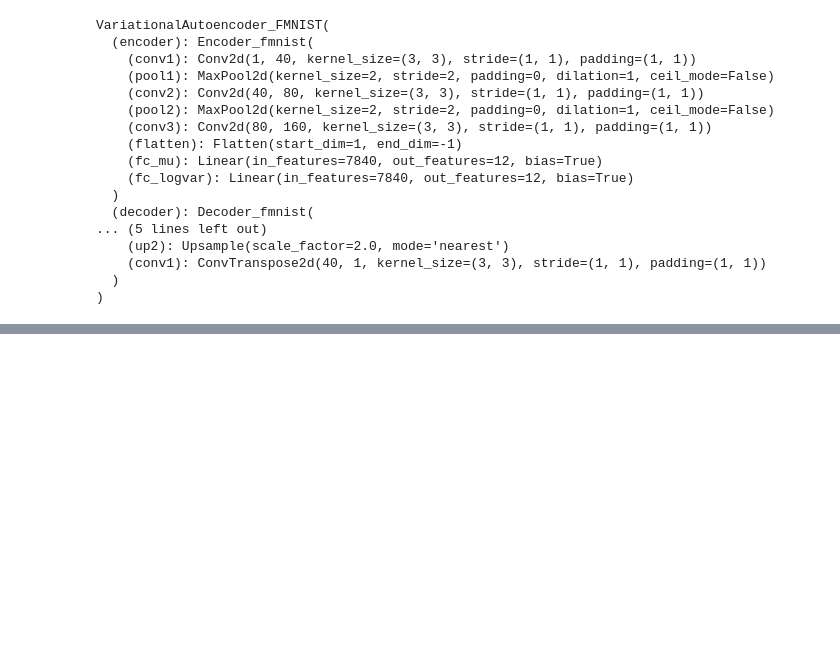
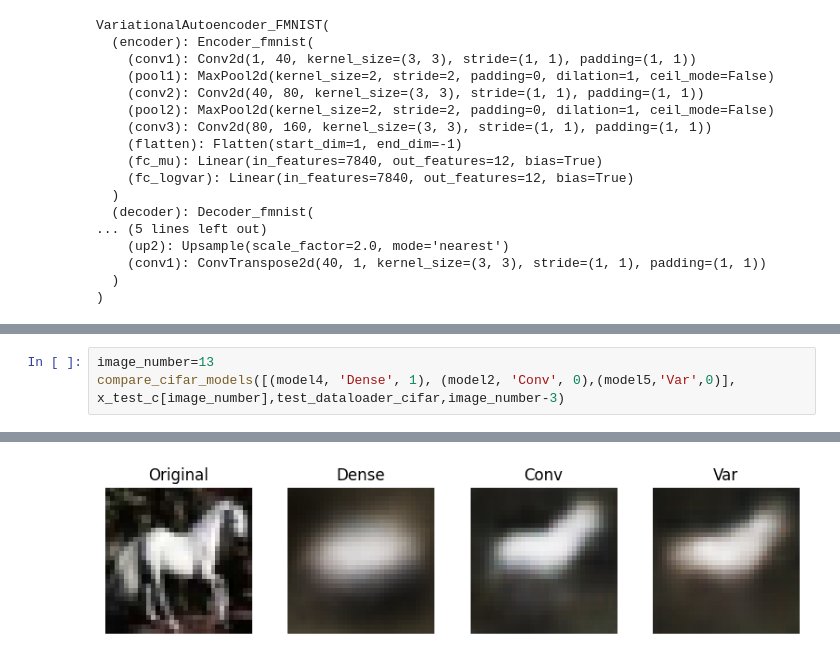
Before and after one commit to FrankDelft/MLaBP_P5, a Jupyter notebook: main.ipynb, the cells around one changed output, grey strips where cells are left out. Drawn from its saved outputs; the diff is of its cells as text; blank space fills up the shorter version.

```diff
--- a/main.ipynb
+++ b/main.ipynb
@@ -197,0 +248,4 @@ compare_fmnist_models([(model3, 'Dense', 1), (model, 'Conv', 0),(model6,'Var',0)
+# %%
+image_number=13
+compare_cifar_models([(model4, 'Dense', 1), (model2, 'Conv', 0),(model5,'Var',0)], x_test_c[image_number],test_dataloader_cifar,image_number-3)
+# %% [output]
@@ -197,0 +254 @@ compare_fmnist_models([(model3, 'Dense', 1), (model, 'Conv', 0),(model6,'Var',0)
+[figure, added]
```
Also changed, not shown: parts of 22 cells of this notebook, 3 other files.
